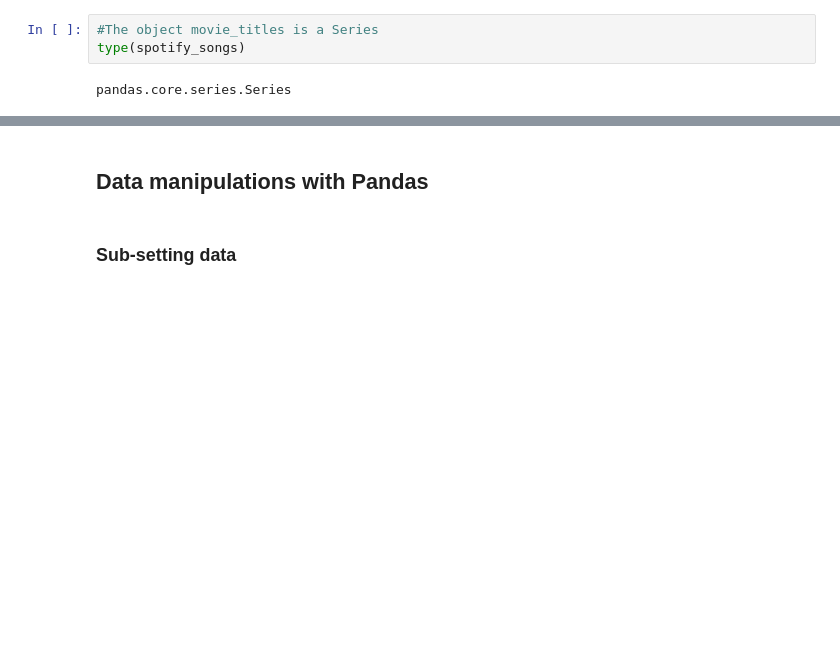
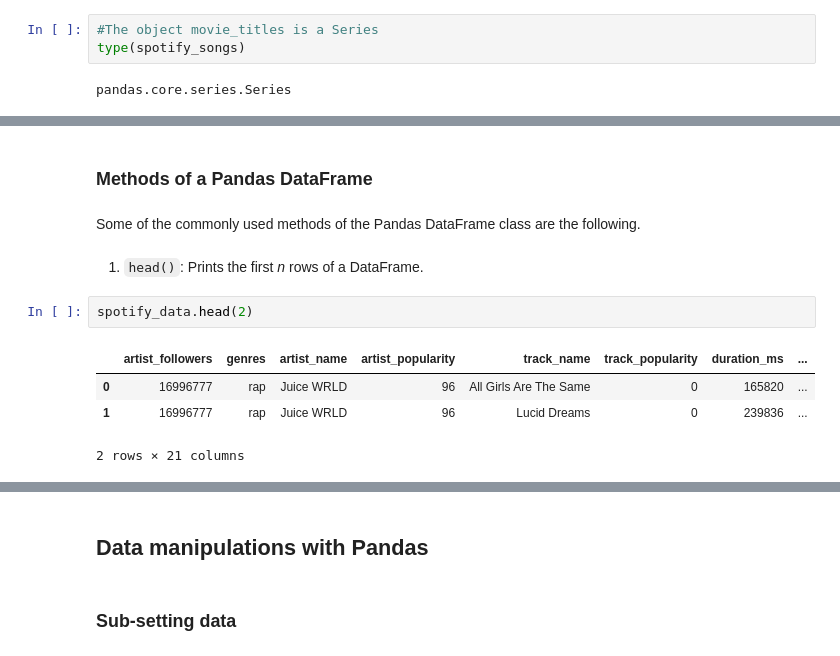
Before and after one commit to NUstat/DataScience_Intro_python, a Jupyter notebook: Pandas.ipynb, the cells around one changed output, grey strips where cells are left out. Drawn from its saved outputs; the diff is of its cells as text; blank space fills up the shorter version.

```diff
--- a/Pandas.ipynb
+++ b/Pandas.ipynb
@@ -268,0 +281,13 @@ array([[16996777, 'rap', 'Juice WRLD', ..., 0.203, 161.991, 4],
+# %% [markdown]
+### Methods of a Pandas DataFrame
+# %% [markdown]
+Some of the commonly used methods of the Pandas DataFrame class are the following.
+# %% [markdown]
+1. `head()`: Prints the first *n* rows of a DataFrame.
+# %%
+spotify_data.head(2)
+# %% [output]
+|  | artist_followers | genres | artist_name | artist_popularity | track_name | track_popularity | duration_ms | ... |
+| 0 | 16996777 | rap | Juice WRLD | 96 | All Girls Are The Same | 0 | 165820 | ... |
+| 1 | 16996777 | rap | Juice WRLD | 96 | Lucid Dreams | 0 | 239836 | ... |
+2 rows × 21 columns
```
Also changed, not shown: parts of 101 cells of this notebook.
